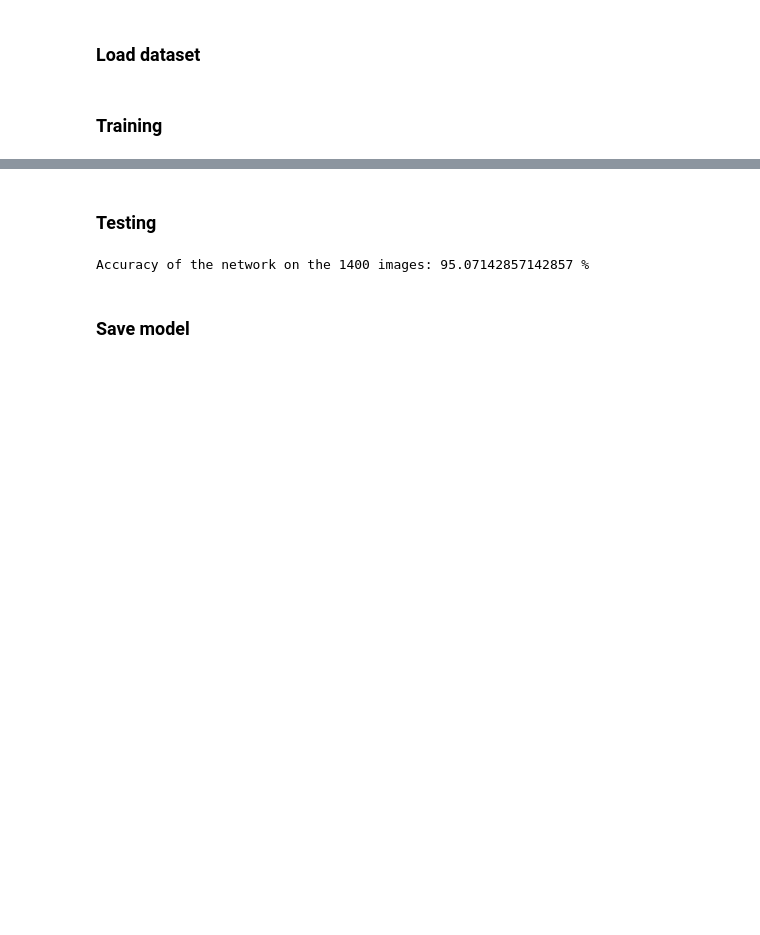
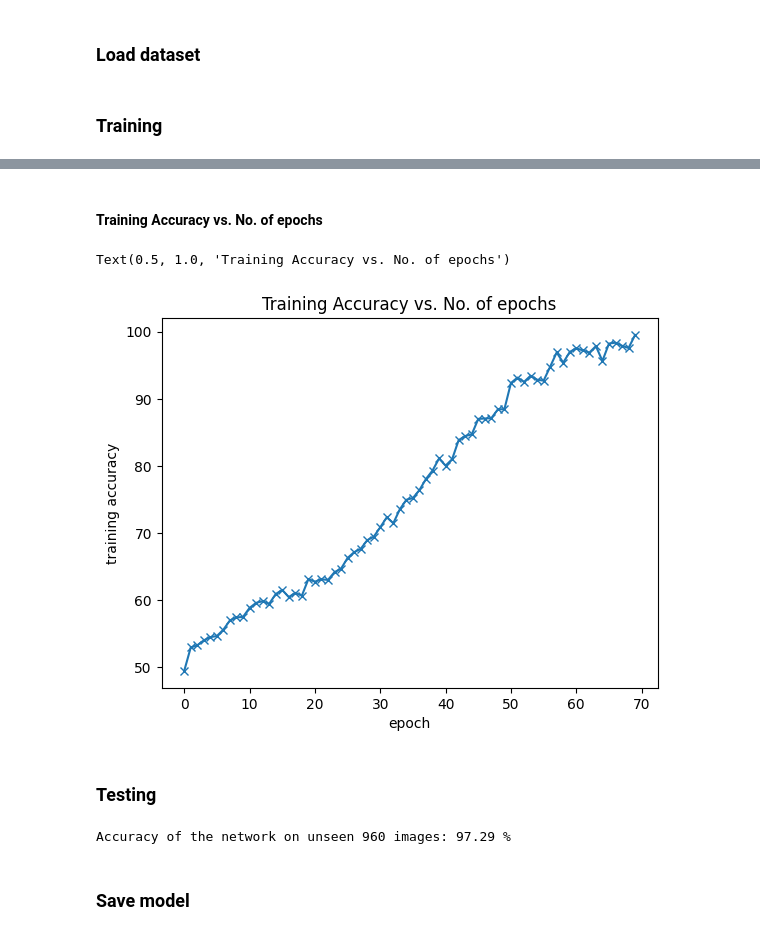
Before and after one commit to svghadi/simple-cnn, a Jupyter notebook: cnn.ipynb, the cells around one changed output, grey strips where cells are left out. Drawn from its saved outputs; the diff is of its cells as text; code cells hidden in the pictures; blank space fills up the shorter version.

```diff
--- a/cnn.ipynb
+++ b/cnn.ipynb
@@ -227,3 +252,13 @@ Epoch [70/70], Loss: 0.0186
+# %% [markdown]
+#### Training Accuracy vs. No. of epochs
+# %%
+plt.plot(acc_history, '-x')
+plt.xlabel('epoch')
+plt.ylabel('training accuracy')
+plt.title('Training Accuracy vs. No. of epochs')
+# %% [output]
+Text(0.5, 1.0, 'Training Accuracy vs. No. of epochs')
+[figure, added]
 # %% [markdown]
 ### Testing
 # %%
@@ -238,9 +273,9 @@ with torch.no_grad():
         total += labels.size(0)
         correct += (predicted == labels).sum().item()
 
-    print('Accuracy of the network on the {} images: {} %'.format(len(test_loader.dataset), 100 * correct / total))
+    print('Accuracy of the network on unseen {} images: {:.2f} %'.format(len(test_loader.dataset), 100 * correct / total))
 # %% [output]
-Accuracy of the network on the 1400 images: 95.07142857142857 %
+Accuracy of the network on unseen 960 images: 97.29 %
 # %% [markdown]
 ### Save model
 # %%
```
Also changed, not shown: parts of 5 cells of this notebook, 1 other file.
